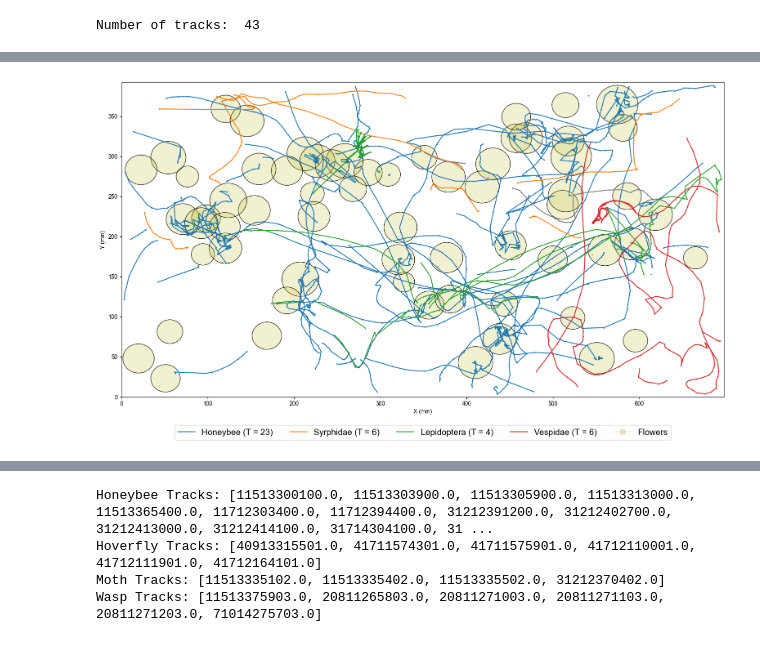
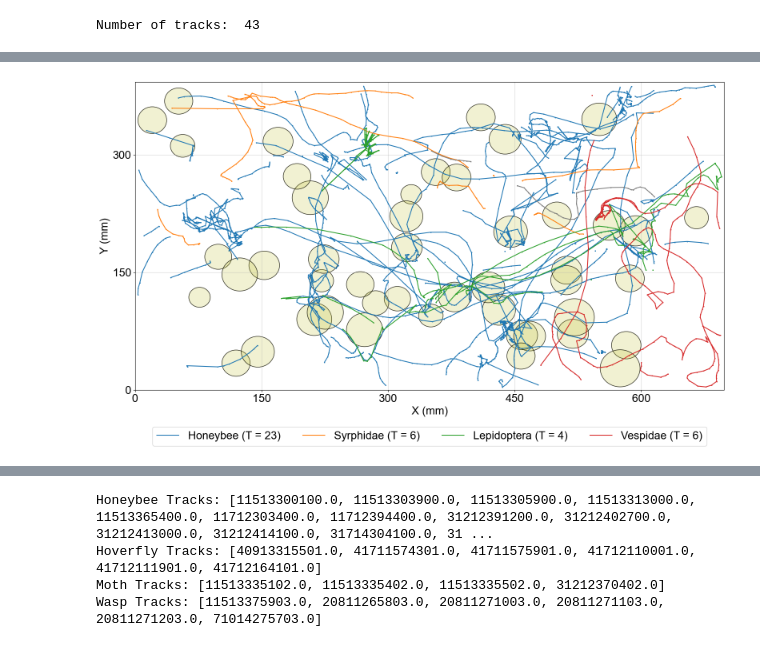
Before and after one commit to malikaratnayake/Polytrack, a Jupyter notebook: pollination_analysis.ipynb, the cells around one changed output, grey strips where cells are left out. Saved outputs shown, nothing was run; the diff lists cells and outputs as text; code cells hidden in the pictures.

Commit message:
used for CV4Animals paper

```diff
--- a/pollination_analysis.ipynb
+++ b/pollination_analysis.ipynb
@@ -108,13 +108,14 @@ def generateFlowerPosition0(csv_name):
 
     return int(fp)
 # %%
-flower_input_directory0 = '/Users/mrat0010/Documents/GitHub/Polytrack_WIP/data/tracks/raw_flowers0/'
-flowers_csv = get_video_list('/Users/mrat0010/Documents/GitHub/Polytrack_WIP/data/tracks/raw_flowers0/', 'csv')
+flower_input_directory0 = '/Users/mrat0010/Documents/GitHub/Polytrack_WIP/data/tracks/flowers_cvpr/'
+flowers_csv = get_video_list('/Users/mrat0010/Documents/GitHub/Polytrack_WIP/data/tracks/flowers_cvpr/', 'csv')
+print(flowers_csv)
 flower_positions = pd.DataFrame()
 # position_list = []
 for f in flowers_csv:
     csv_name = str(f)+'.csv'
-    fpc = generateFlowerPosition0(f)
+    fpc = generateFlowerPosition(f)
 
     flower1 = pd.read_csv(flower_input_directory0+str(csv_name))
 
@@ -166,42 +165,45 @@ plt.figure(figsize=(19,10))
 n_tracks = 0
 for t in track_list:
     # if (getRecordDate(str(t)) in dates_to_plot) and (getSpeciesNumber(t) in species_to_plot):
     plt.plot((insect_tracks['sx_%d'%(int(t))]/ppmm), ((insect_tracks['sy_%d'%(int(t))]/ppmm)), color =getPlotColor(int(t)))
     plt.scatter((insect_tracks['sx_%d'%(int(t))]/ppmm), ((insect_tracks['sy_%d'%(int(t))]/ppmm)), color =getPlotColor(int(t)), s=1)
 
 plt.xlim(0,1920/ppmm)
 plt.ylim(0,1080/ppmm)
     #         frame_counts.append(len(insect_tracks['sx_%d'%(int(t))].dropna().tolist()))
     #         n_tracks += 1
     #     else:
     #         pass
 
 flower_count = 0
 ax = plt.gca()
 for d in position_list:
     for row in flower_positions['x0_'+str(d)].dropna().index.tolist():
         flower_count += 1
-        ax.add_patch(Circle((flower_positions['x0_'+str(d)][row]/ppmm, flower_positions['y0_'+str(d)][row]/ppmm), radius = (flower_positions['radius_'+str(d)][row]+flw_thres)/ppmm, color = 'tab:olive', fill=True, alpha = 0.2))
-        ax.add_patch(Circle((flower_positions['x0_'+str(d)][row]/ppmm, flower_positions['y0_'+str(d)][row]/ppmm), radius = (flower_positions['radius_'+str(d)][row]+flw_thres)/ppmm, color = 'k', fill=False, alpha = 0.8))
+        ax.add_patch(Circle((flower_positions['x0_'+str(d)][row]/ppmm, 1080/ppmm -flower_positions['y0_'+str(d)][row]/ppmm), radius = (flower_positions['radius_'+str(d)][row]+flw_thres)/ppmm, color = 'tab:olive', fill=True, alpha = 0.2))
+        ax.add_patch(Circle((flower_positions['x0_'+str(d)][row]/ppmm, 1080/ppmm -flower_positions['y0_'+str(d)][row]/ppmm), radius = (flower_positions['radius_'+str(d)][row]+flw_thres)/ppmm, color = 'k', fill=False, alpha = 0.8))
 
 # Add a legend in the bottom center with custom labels for insect species
 legend_elements = [Line2D([0], [0], linestyle='-', color=getPlotColor(11513300100), label='Honeybee (T = '+str(len(honeybee_tracks))+")", markerfacecolor='k', markersize=10),
                    Line2D([0], [0], linestyle='-', color=getPlotColor(11513300101), label='Syrphidae (T = '+str(len(hoverfly_tracks))+")",markerfacecolor='k', markersize=10),
                    Line2D([0], [0], linestyle='-', color=getPlotColor(11513300102), label='Lepidoptera (T = '+str(len(moth_tracks))+")",markerfacecolor='k', markersize=10),
-                   Line2D([0], [0], linestyle='-', color=getPlotColor(11513300103), label='Vespidae (T = '+str(len(wasp_tracks))+")",markerfacecolor='k', markersize=10),
-                   Line2D([0], [0], marker="o", color=getPlotColor(11513300101), label='Flowers',markerfacecolor='olive', markersize=10, alpha = 0.2)]
+                   Line2D([0], [0], linestyle='-', color=getPlotColor(11513300103), label='Vespidae (T = '+str(len(wasp_tracks))+")",markerfacecolor='k', markersize=10)]
+                #    Line2D([0], [0], marker="o", color=getPlotColor(11513300101), label='Flowers (T = '+str(flower_count)+")",markerfacecolor='olive', markersize=10, alpha = 0.2)]
 
 # Create the figure
-plt.legend(handles=legend_elements, loc=8, ncol=5, frameon=True, fontsize=15, bbox_to_anchor=(0.5, -0.15))
-plt.xlabel('X (mm)')
-plt.ylabel('Y (mm)')
-# plt.savefig(plot_directory+'all_tracks.png', dpi=300, bbox_inches='tight')
+plt.legend(handles=legend_elements, loc=8, ncol=5, frameon=True, fontsize=20, bbox_to_anchor=(0.5, -0.2))
+plt.xlabel('X (mm)', fontsize=20)
+plt.ylabel('Y (mm)', fontsize=20)
+plt.xticks([0, 150, 300, 450, 600],fontsize=20)
+plt.yticks([0, 150, 300], fontsize=20)
+plt.grid(True, alpha = 0.5)
+plt.savefig('/Users/mrat0010/Documents/GitHub/Polytrack_WIP/plots/cv4animals_tracks.png', dpi=300, bbox_inches='tight')
 
 
 
 plt.show()
 # %% [output]
-[figure, old version]
+[figure, new version]
 # %%
 insect_tracks
 # %% [output]
```
Also changed, not shown: parts of 2 cells of this notebook, 3 other files.
